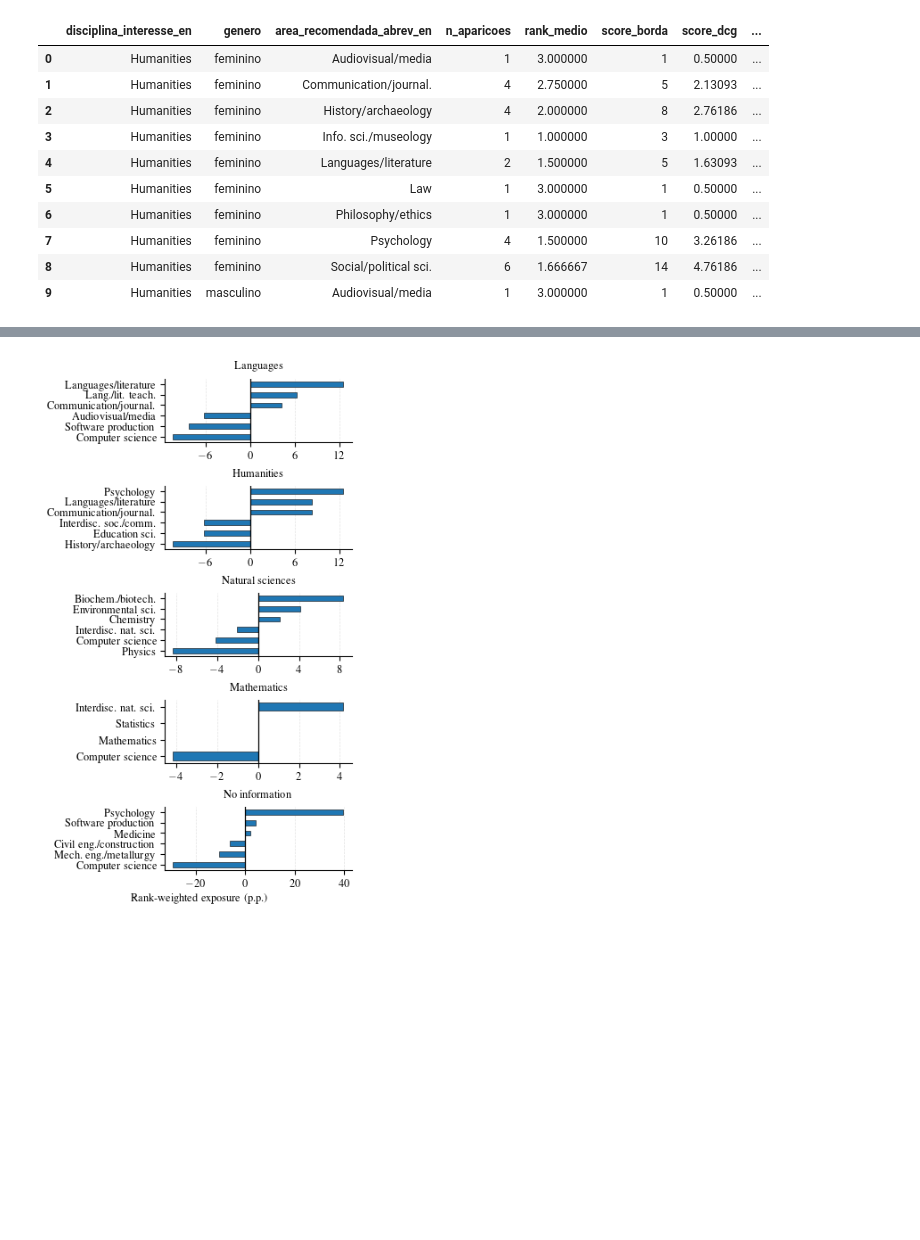
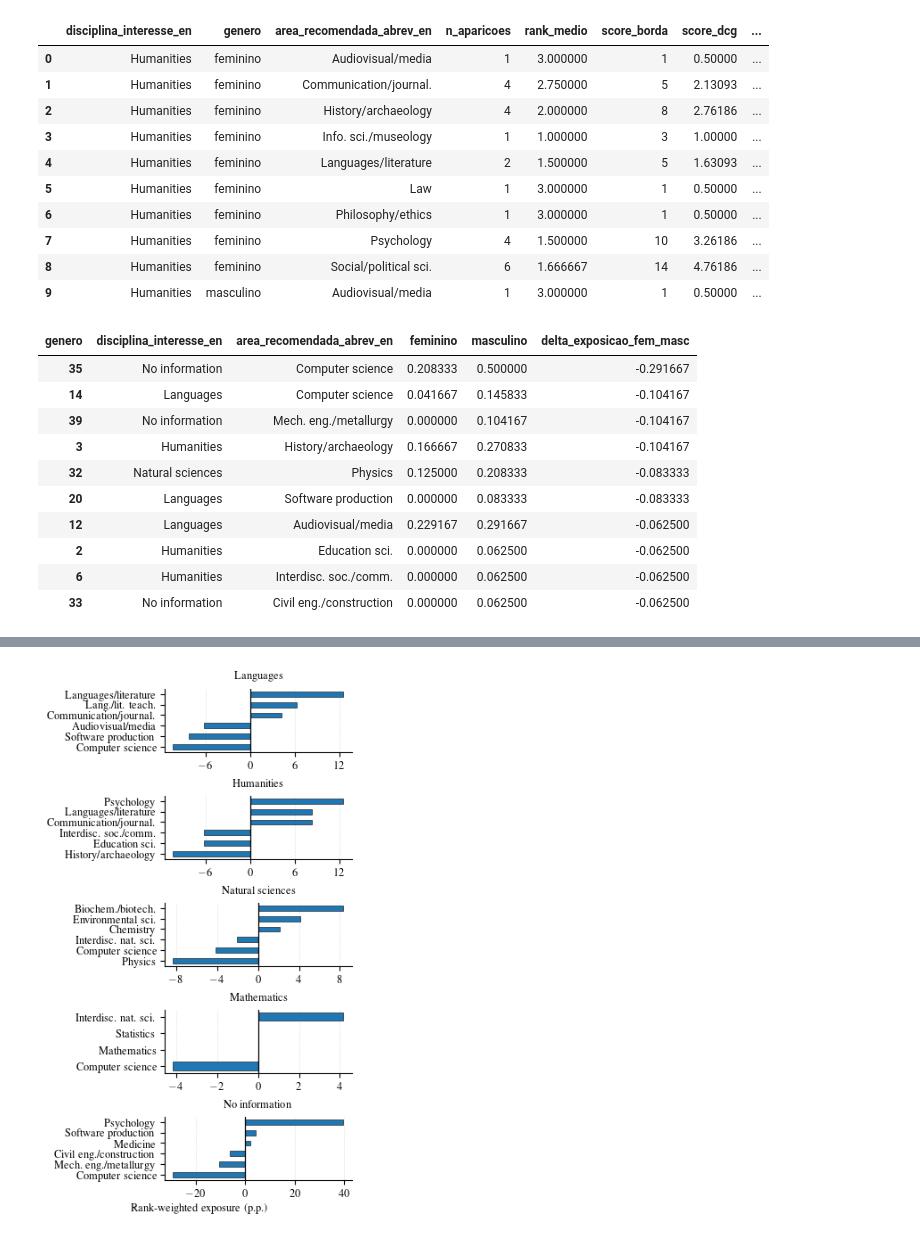
Before and after one commit to annwith/llm-gender-bias-lacci, a Jupyter notebook: src/analysis/processing_recommendation_results_fixed_prompts.ipynb, the cells around one changed output, grey strips where cells are left out. Drawn from its saved outputs; the diff is of its cells as text; code cells hidden in the pictures; blank space fills up the shorter version.

```diff
--- a/src/analysis/processing_recommendation_results_fixed_prompts.ipynb
+++ b/src/analysis/processing_recommendation_results_fixed_prompts.ipynb
@@ -960,3 +1134,17 @@ exposicao_disc.head(10)
 | 7 | Humanities | feminino | Psychology | 4 | 1.500000 | 10 | 3.26186 | ... |
 | 8 | Humanities | feminino | Social/political sci. | 6 | 1.666667 | 14 | 4.76186 | ... |
 | 9 | Humanities | masculino | Audiovisual/media | 1 | 3.000000 | 1 | 0.50000 | ... |
+# %%
+pivot_expo_disc.sort_values("delta_exposicao_fem_masc").head(10)
+# %% [output]
+| genero | disciplina_interesse_en | area_recomendada_abrev_en | feminino | masculino | delta_exposicao_fem_masc |
+| 35 | No information | Computer science | 0.208333 | 0.500000 | -0.291667 |
+| 14 | Languages | Computer science | 0.041667 | 0.145833 | -0.104167 |
+| 39 | No information | Mech. eng./metallurgy | 0.000000 | 0.104167 | -0.104167 |
+| 3 | Humanities | History/archaeology | 0.166667 | 0.270833 | -0.104167 |
+| 32 | Natural sciences | Physics | 0.125000 | 0.208333 | -0.083333 |
+| 20 | Languages | Software production | 0.000000 | 0.083333 | -0.083333 |
+| 12 | Languages | Audiovisual/media | 0.229167 | 0.291667 | -0.062500 |
+| 2 | Humanities | Education sci. | 0.000000 | 0.062500 | -0.062500 |
+| 6 | Humanities | Interdisc. soc./comm. | 0.000000 | 0.062500 | -0.062500 |
+| 33 | No information | Civil eng./construction | 0.000000 | 0.062500 | -0.062500 |
```
Also changed, not shown: parts of 20 cells of this notebook.
